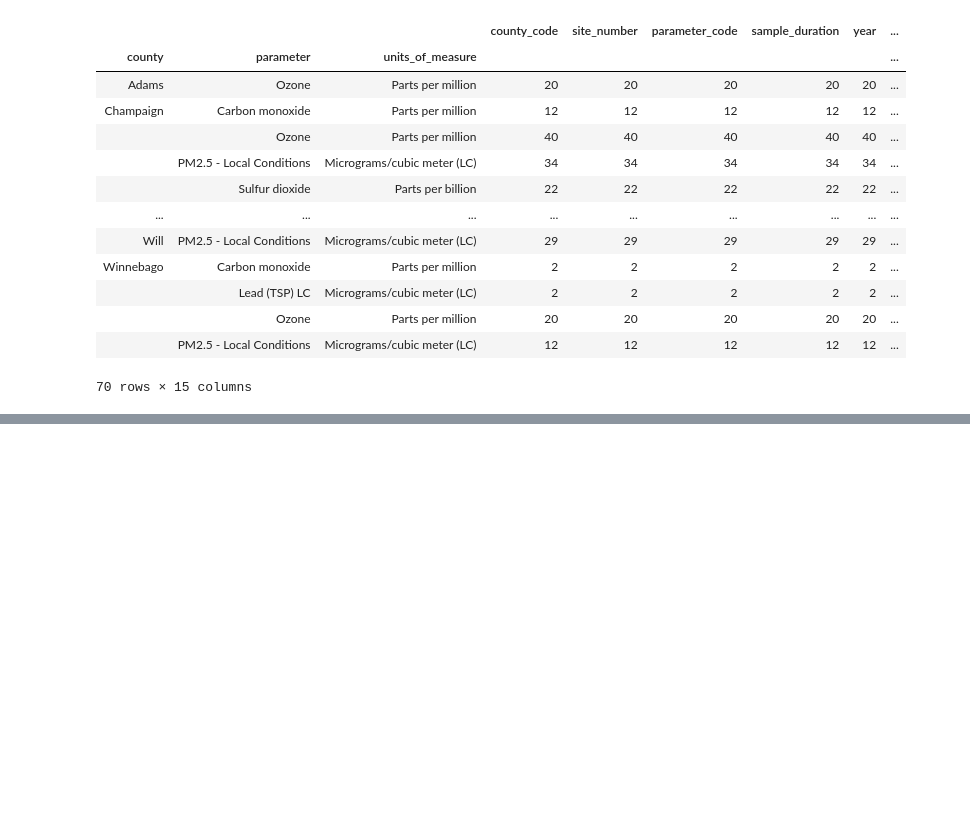
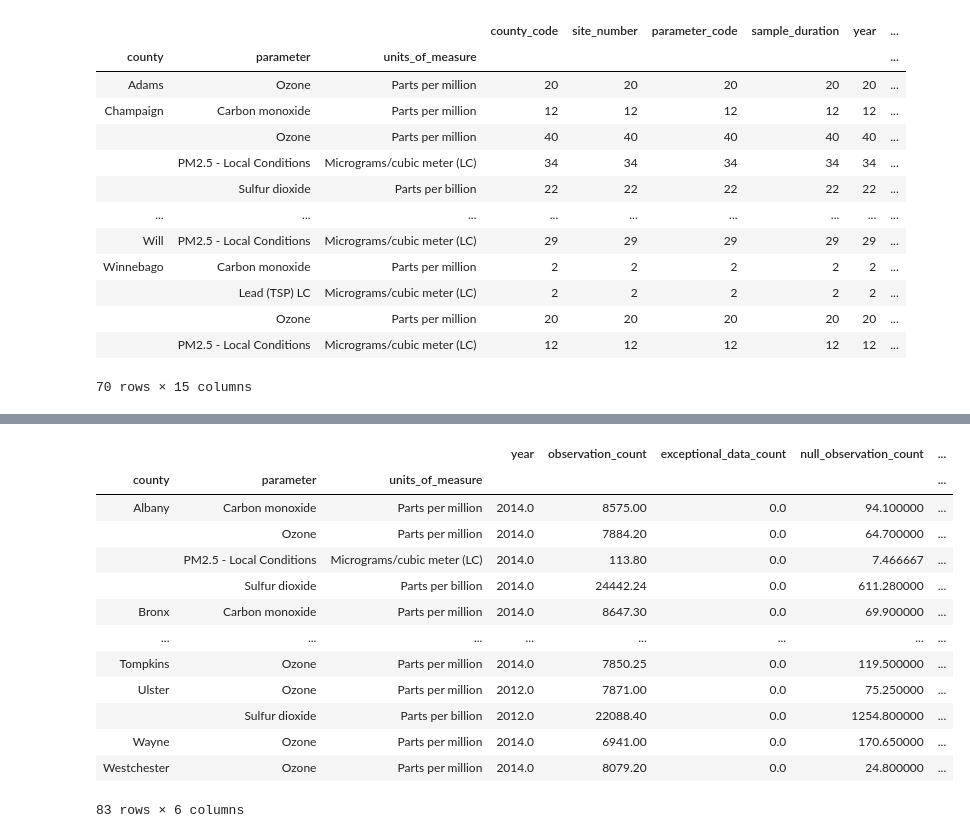
Before and after one commit to bbjornstad-flatiron/flatiron-mod3-project, a Jupyter notebook: aqs_data_fetching.ipynb, the cells around one changed output, grey strips where cells are left out. Saved outputs shown, nothing was run; the diff lists cells and outputs as text; code cells hidden in the pictures; blank space fills up the shorter version.

Commit message:
Updated data fetching and cleaning for new state data

```diff
--- a/aqs_data_fetching.ipynb
+++ b/aqs_data_fetching.ipynb
@@ -27,3 +27,6 @@ il_code = state_codes.loc[state_codes.state_name == 'Illinois', 'code'].values[0
 il_code
 # %% [output]
 '17'
+# %%
+ny_code = state_codes.loc[state_codes.state_name == 'New York', 'code'].values[0]
+ny_code
@@ -186,0 +199,7 @@ il_county_counts
+# %%
+ny_aq_data = aqs_fetcher.annual_data_by_state(ny_code, parameter_codes.code, 20120101, 20161231)
+ca_aq_data = aqs_fetcher.annual_data_by_state(ca_code, parameter_codes.code, 20120101, 20161231)
+ga_aq_data = aqs_fetcher.annual_data_by_state(ga_code, parameter_codes.code, 20120101, 20161231)
+ny_aq_data.drop(columns=cols_to_drop, inplace=True)
+ca_aq_data.drop(columns=cols_to_drop, inplace=True)
+ga_aq_data.drop(columns=cols_to_drop, inplace=True)
@@ -186,0 +228,18 @@ il_county_counts
+# %%
+ny_county_means = ny_aq_data.groupby(['county', 'parameter', 'units_of_measure']).mean()
+ny_county_means
+# %% [output]
+|  |  |  | year | observation_count | exceptional_data_count | null_observation_count | ... |
+| county | parameter | units_of_measure |  |  |  |  | ... |
+| Albany | Carbon monoxide | Parts per million | 2014.0 | 8575.00 | 0.0 | 94.100000 | ... |
+|  | Ozone | Parts per million | 2014.0 | 7884.20 | 0.0 | 64.700000 | ... |
+|  | PM2.5 - Local Conditions | Micrograms/cubic meter (LC) | 2014.0 | 113.80 | 0.0 | 7.466667 | ... |
+|  | Sulfur dioxide | Parts per billion | 2014.0 | 24442.24 | 0.0 | 611.280000 | ... |
+| Bronx | Carbon monoxide | Parts per million | 2014.0 | 8647.30 | 0.0 | 69.900000 | ... |
+| ... | ... | ... | ... | ... | ... | ... | ... |
+| Tompkins | Ozone | Parts per million | 2014.0 | 7850.25 | 0.0 | 119.500000 | ... |
+| Ulster | Ozone | Parts per million | 2012.0 | 7871.00 | 0.0 | 75.250000 | ... |
+|  | Sulfur dioxide | Parts per billion | 2012.0 | 22088.40 | 0.0 | 1254.800000 | ... |
+| Wayne | Ozone | Parts per million | 2014.0 | 6941.00 | 0.0 | 170.650000 | ... |
+| Westchester | Ozone | Parts per million | 2014.0 | 8079.20 | 0.0 | 24.800000 | ... |
+83 rows × 6 columns
```
Also changed, not shown: parts of 23 cells of this notebook, 5 other files.
